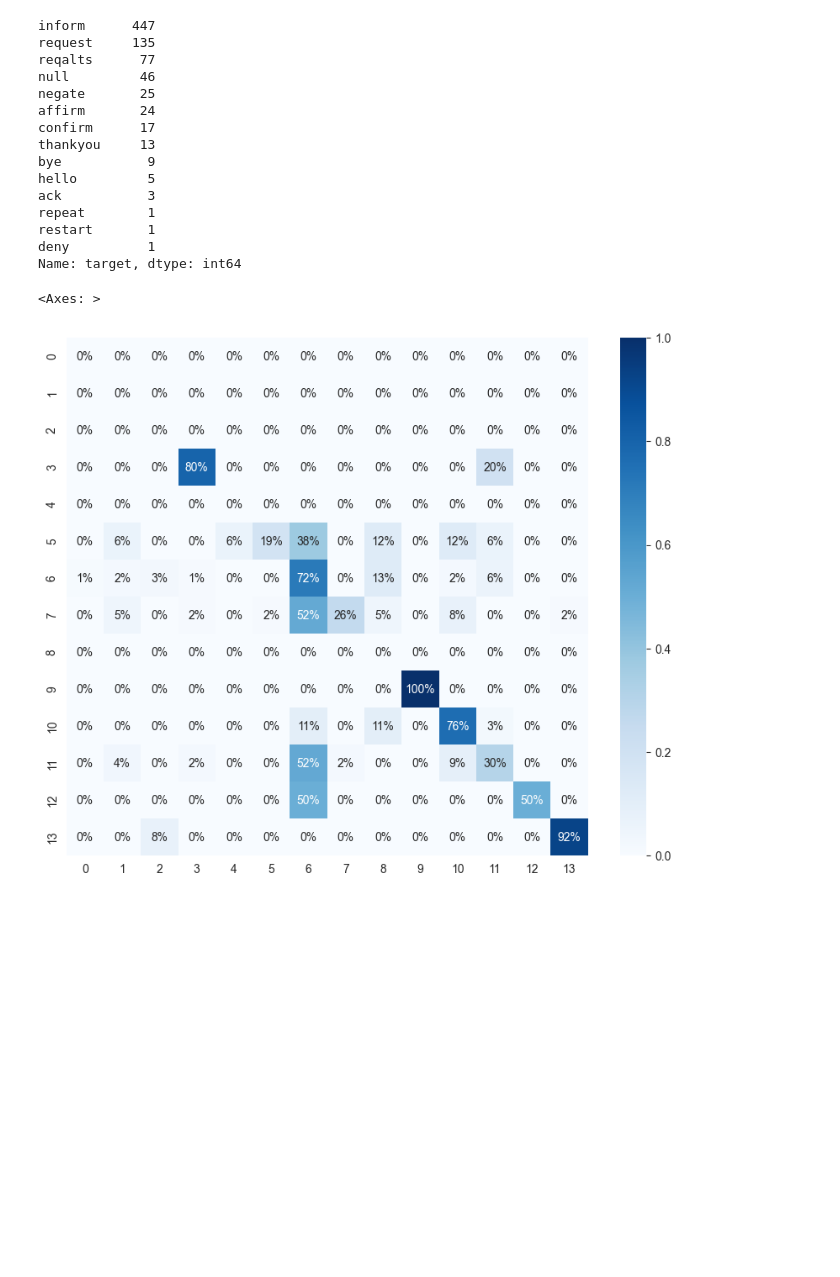
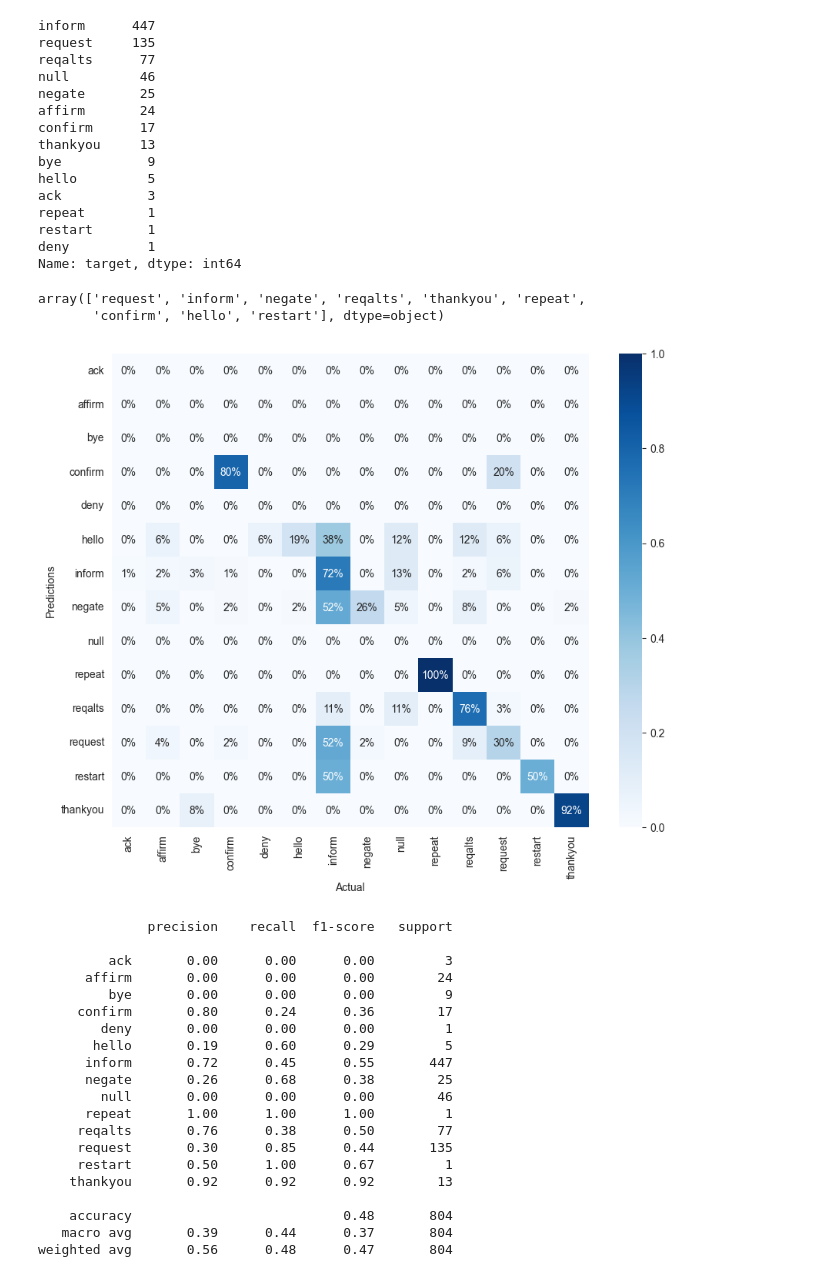
Before and after one commit to karolrogozinski/imfomair_group24, a Jupyter notebook: playground.ipynb, the cells around one changed output. Saved outputs shown, nothing was run; the diff lists cells and outputs as text; code cells hidden in the pictures; blank space fills up the shorter version.

```diff
--- a/playground.ipynb
+++ b/playground.ipynb
@@ -32,9 +37,13 @@ accuracy_score(preds, y_test)
 # %% [output]
 0.6811291165708312
 # %%
+import pandas as pd
+
 X_train, X_test, y_train, y_test = prepare_data('./data/dialog_acts.dat', drop_duplicates=True)
-model = BaselineRulebased()
+model = BaselineRuleBased()
 model.fit(X_train, y_train)
+
+y, levels = pd.factorize(y_test)
 preds = model.predict(X_test)
 accuracy_score(preds, y_test)
 # %% [output]
@@ -70,11 +79,43 @@ repeat        1
 restart       1
 deny          1
 Name: target, dtype: int64
+# %%
+preds.unique()
+# %% [output]
+array(['request', 'inform', 'negate', 'reqalts', 'thankyou', 'repeat',
+       'confirm', 'hello', 'restart'], dtype=object)
 # %%
 plt.figure(figsize=(10, 8))
 
+class_names = np.unique(y_test)
 matrix = confusion_matrix(preds, y_test, normalize='true')
-sns.heatmap(matrix, annot=True, fmt=".0%", cmap='Blues')
+sns.heatmap(matrix, annot=True, fmt=".0%", cmap='Blues', xticklabels=class_names, yticklabels=class_names)
+
+plt.xlabel('Actual')
+plt.ylabel('Predictions')
+
+plt.show()
+
+print(classification_report(y_test, preds, target_names=class_names, digits=2))
 # %% [output]
+[figure, new version]
-<Axes: >
+              precision    recall  f1-score   support
+
+         ack       0.00      0.00      0.00         3
+      affirm       0.00      0.00      0.00        24
+         bye       0.00      0.00      0.00         9
+     confirm       0.80      0.24      0.36        17
+        deny       0.00      0.00      0.00         1
+       hello       0.19      0.60      0.29         5
+      inform       0.72      0.45      0.55       447
+      negate       0.26      0.68      0.38        25
+        null       0.00      0.00      0.00        46
+      repeat       1.00      1.00      1.00         1
+     reqalts       0.76      0.38      0.50        77
+     request       0.30      0.85      0.44       135
+     restart       0.50      1.00      0.67         1
+    thankyou       0.92      0.92      0.92        13
+
+    accuracy                           0.48       804
+   macro avg       0.39      0.44      0.37       804
+weighted avg       0.56      0.48      0.47       804
-[figure, old version]
```
Also changed, not shown: parts of 3 cells of this notebook, 5 other files.
